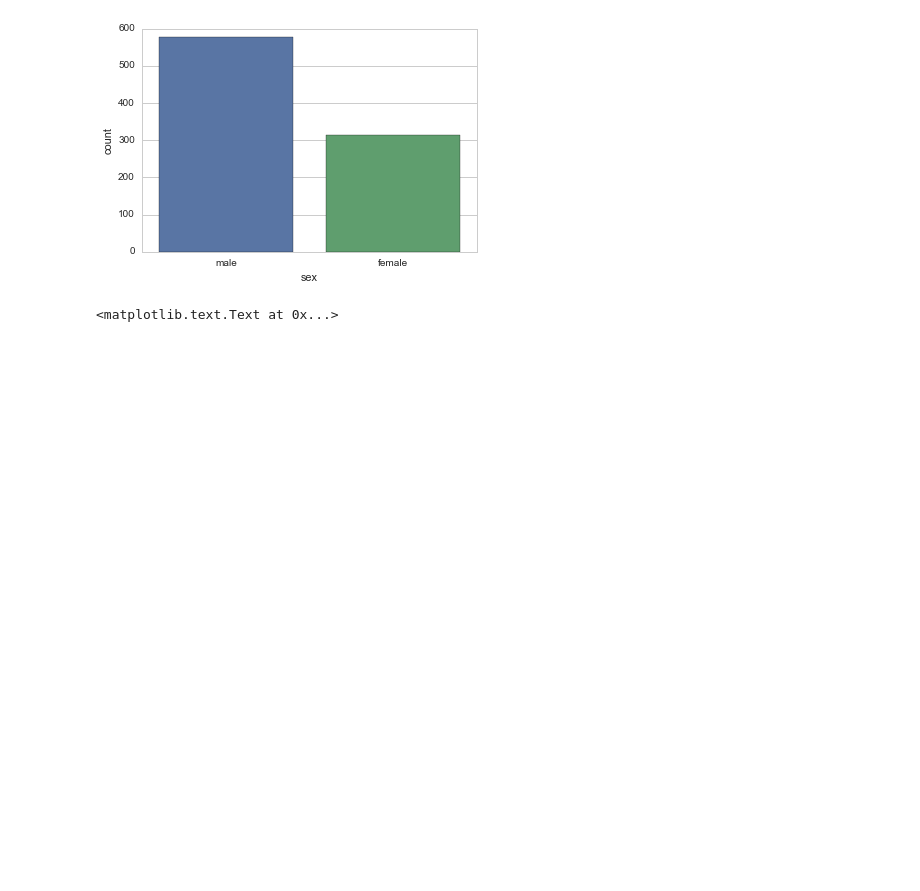
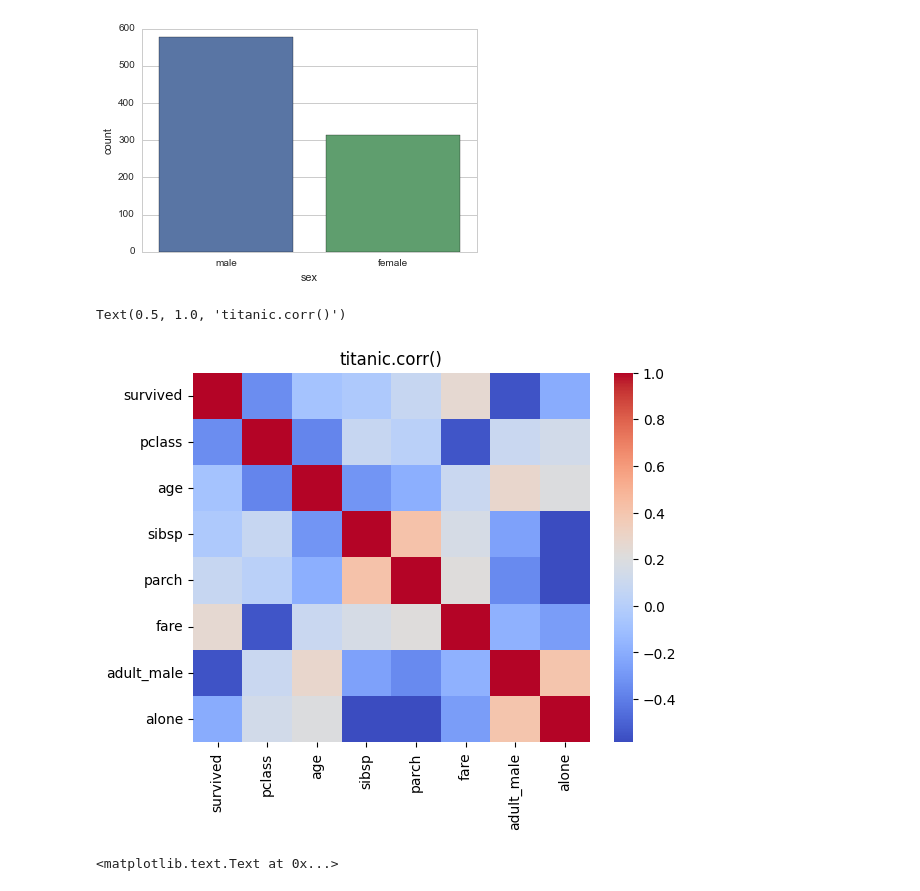
Before and after one commit to Paxyifier/AIML-Practicals, a Jupyter notebook: 07-Seaborn Exercises.ipynb, the cells around one changed output. Cells and saved outputs as stored; diff of their text form; code cells hidden in the pictures; blank space fills up the shorter version.

```diff
--- a/07-Seaborn Exercises.ipynb
+++ b/07-Seaborn Exercises.ipynb
@@ -105,8 +102,13 @@ sns.swarmplot(x='class', y='age', data=titanic, palette='Set2')
 # %%
 # CODE HERE
 # REPLICATE EXERCISE PLOT IMAGE BELOW
 # BE CAREFUL NOT TO OVERWRITE CELL BELOW
 # THAT WOULD REMOVE THE EXERCISE PLOT IMAGE!
+sns.heatmap(titanic.corr(numeric_only=True),cmap='coolwarm')
+plt.title('titanic.corr()')
+# %% [output]
+Text(0.5, 1.0, 'titanic.corr()')
+[figure, added]
 # %%
 # %% [output]
 <matplotlib.text.Text at 0x...>
```
Also changed, not shown: parts of 7 cells of this notebook.
